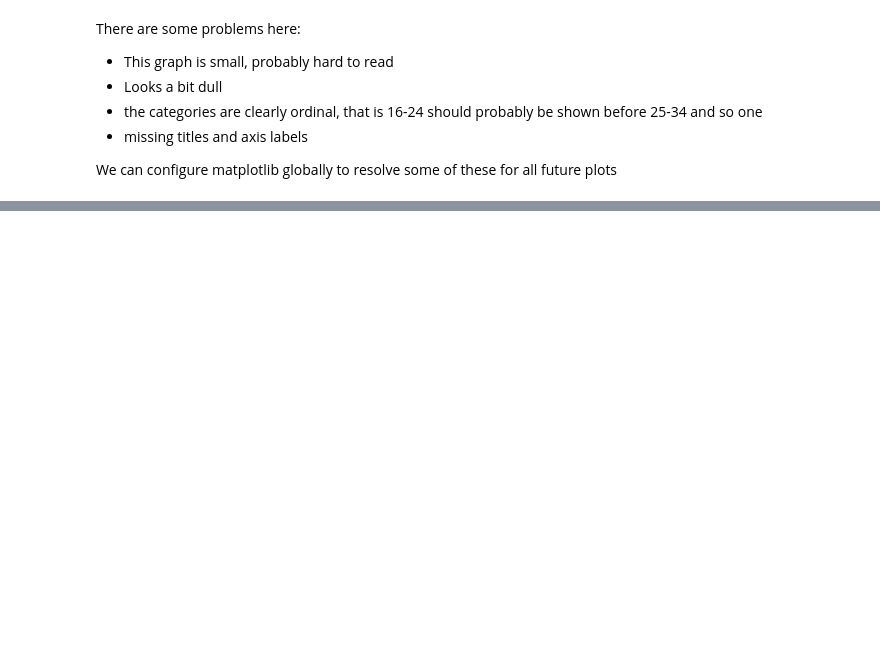
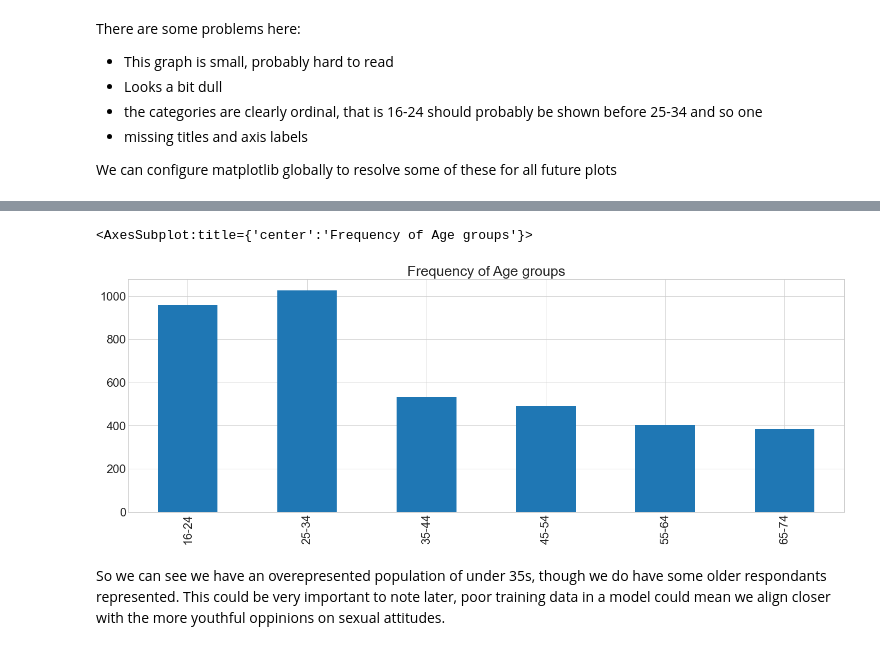
Before and after one commit to UKDataServiceOpen/Synthetic-Data, a Jupyter notebook: code-demo/CodeDemo.ipynb, the cells around one changed output, grey strips where cells are left out. Saved outputs shown, nothing was run; the diff lists cells and outputs as text; code cells hidden in the pictures; blank space fills up the shorter version.

```diff
--- a/code-demo/CodeDemo.ipynb
+++ b/code-demo/CodeDemo.ipynb
@@ -232,0 +272,9 @@ df.age_group.value_counts().plot(kind='bar')
+# %%
+# And finally we can add a title with the title key in our plot function.
+df.age_group.value_counts(sort=False).plot(kind='bar', title="Frequency of Age groups")
+# %% [output]
+<AxesSubplot:title={'center':'Frequency of Age groups'}>
+[figure, added]
+# %% [markdown]
+So we can see we have an overepresented population of under 35s, though we do have some older respondants represented.
+This could be very important to note later, poor training data in a model could mean we align closer with the more youthful oppinions on sexual attitudes.
```
Also changed, not shown: parts of 44 cells of this notebook, 1 other file.
